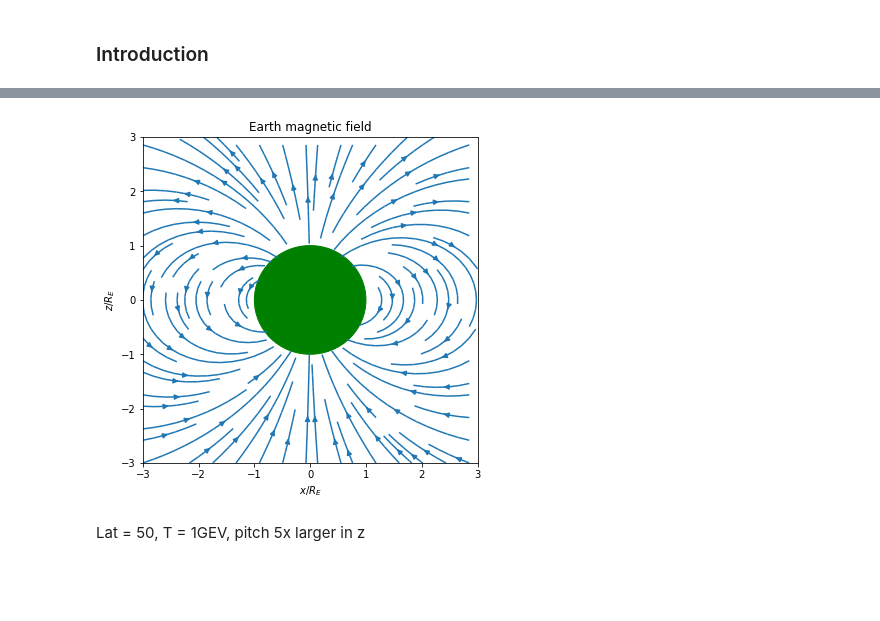
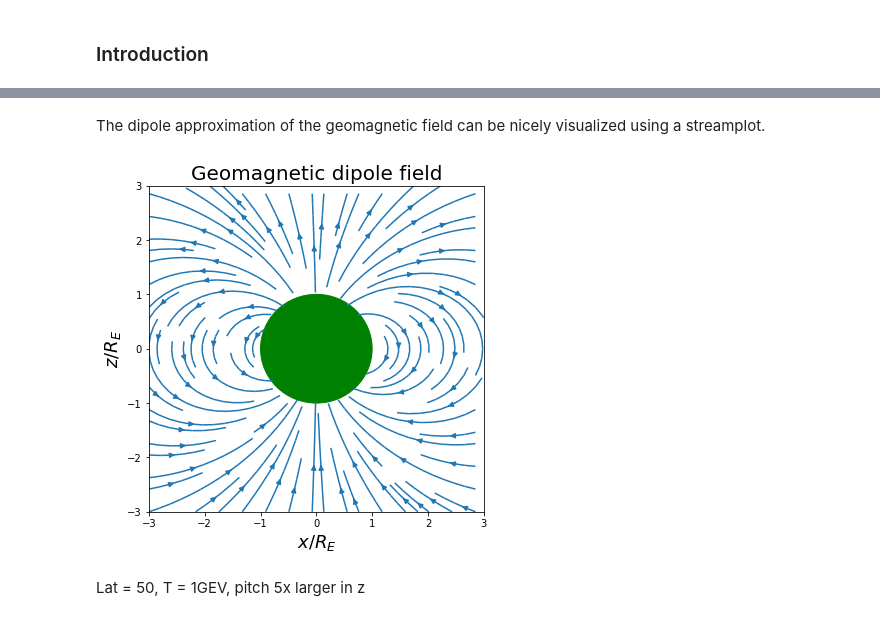
Before and after one commit to AlexanderHickey/PHYS581, a Jupyter notebook: Assignment 2/Assignment #2.ipynb, the cells around one changed output, grey strips where cells are left out. Saved outputs shown, nothing was run; the diff lists cells and outputs as text; code cells hidden in the pictures; blank space fills up the shorter version.

```diff
--- a/Assignment 2/Assignment #2.ipynb
+++ b/Assignment 2/Assignment #2.ipynb
@@ -59,0 +55,8 @@ v0 = np.sqrt(2*T/m)
+# %%
+T = 1.60218e-16 #1 keV in J
+m = 1.6726219e-27 #Proton mass in kg
+v0 = np.sqrt(2.0*T/m) #Initial speed
+B0 = 3.1130e-5 #Magnetic flux density of earth
+RE = 6371e3 #Radius of earth in m
+e_m = 95788332.07911484 #Charge to mass ratio of a proton
+Lat = 66 #Latitude in degrees
@@ -98,23 +142,31 @@ def time_evol(t,state):
 
 
     return newstate
+# %% [markdown]
+The dipole approximation of the geomagnetic field can be nicely visualized using a streamplot.
 # %%
-w = 3.0
-x, y, z = np.linspace(-w,w,100),0 , np.linspace(-w,w,100)
+#Compute magnetic field vectors in the xz plane
+x, y, z = np.linspace(-3,3,100), 0.0 , np.linspace(-3,3,100)
 xx,zz = np.meshgrid(x,z)
 Bx, By, Bz = B(xx,y,zz)
+
+#Mask to delete points within the earth
 mask = xx**2+zz**2 > 1
 
+#Plot dipole field as streamplot
 fig, ax = plt.subplots(figsize = (6,6))
 ax.streamplot(x, z, Bx*mask, Bz*mask)
+ax.set_xlabel('$x/R_E$',fontsize=18)
+ax.set_ylabel('$z/R_E$',fontsize=18)
+ax.set_title('Geomagnetic dipole field',fontsize=20)
+
+#Plot a circle to represent the Earth
 circ = plt.Circle((0, 0), radius=1, edgecolor='green', facecolor='green')
 ax.add_patch(circ)
-ax.set_xlabel('$x/R_E$')
-ax.set_ylabel('$z/R_E$')
-ax.set_title('Earth magnetic field')
+
 plt.show()
 # %% [output]
-[figure, old version]
+[figure, new version]
 # %% [markdown]
 Lat = 50, T = 1GEV, pitch 5x larger in z
 # %%
```
Also changed, not shown: parts of 7 cells of this notebook.
